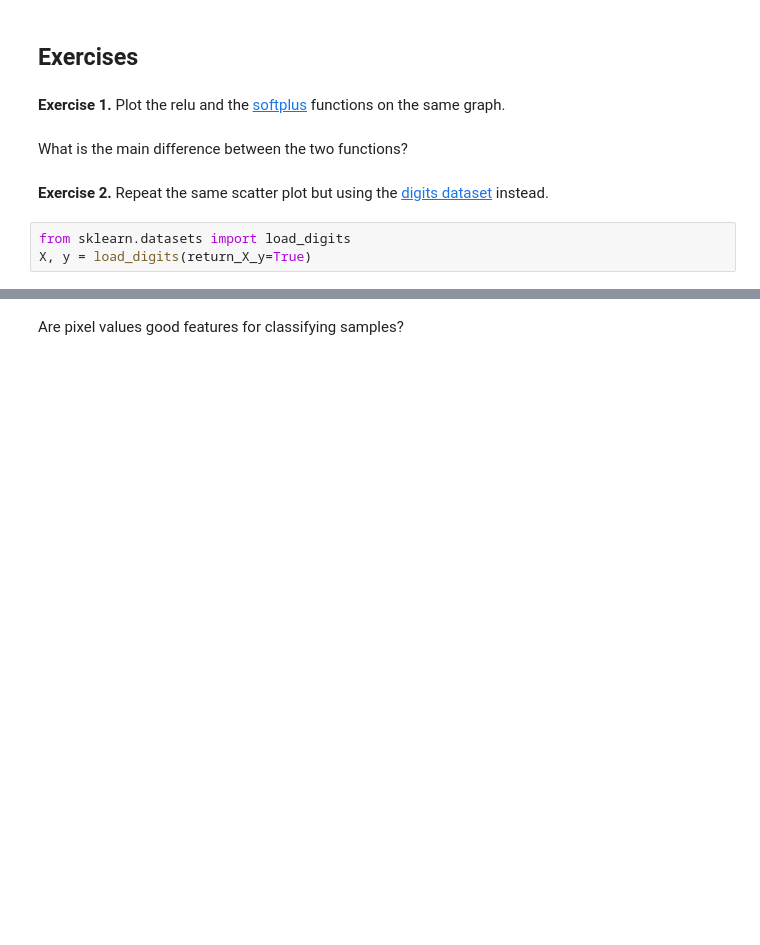
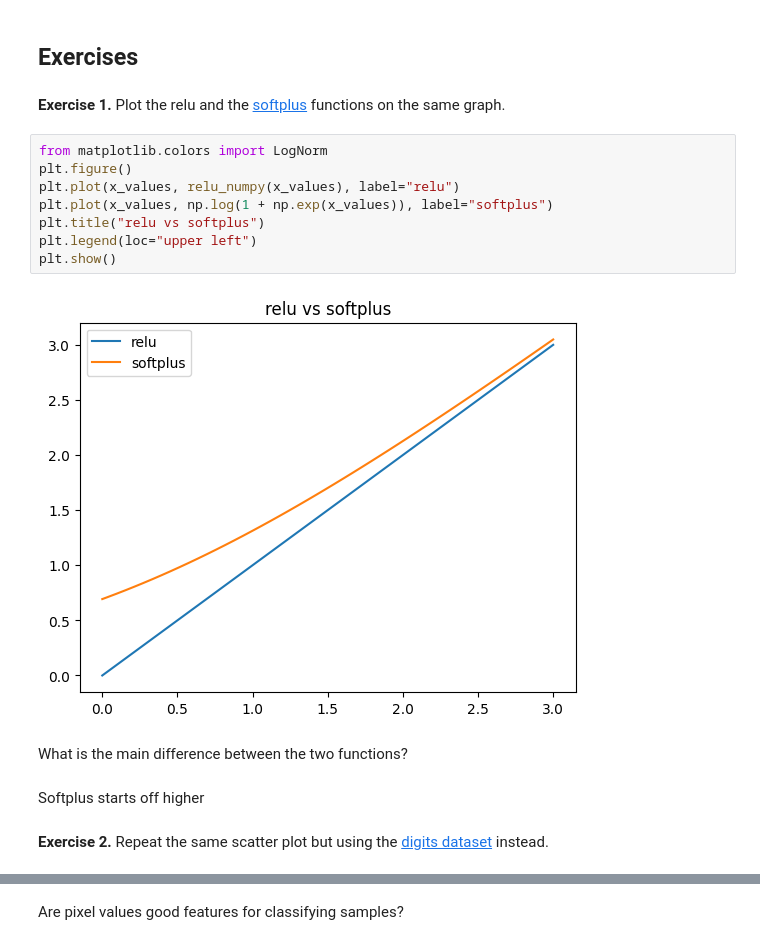
Before and after one commit to krishyb123/Krishyb123.github.io, a Jupyter notebook: notebooks/01_python_basics.ipynb, the cells around one changed output, grey strips where cells are left out. Cells and saved outputs as stored; diff of their text form; blank space fills up the shorter version.

```diff
--- a/notebooks/01_python_basics.ipynb
+++ b/notebooks/01_python_basics.ipynb
@@ -569,10 +569,19 @@ We see that samples belonging to class 0 can be linearly separated from the rest
 ## Exercises
 # %% [markdown]
 **Exercise 1.** Plot the relu and the [softplus](https://en.wikipedia.org/wiki/Rectifier_(neural_networks)#Softplus) functions on the same graph.
+# %%
+from matplotlib.colors import LogNorm
+plt.figure()
+plt.plot(x_values, relu_numpy(x_values), label="relu")
+plt.plot(x_values, np.log(1 + np.exp(x_values)), label="softplus")
+plt.title("relu vs softplus")
+plt.legend(loc="upper left")
+plt.show()
+# %% [output]
+[figure, added]
 # %% [markdown]
 What is the main difference between the two functions?
+# %% [markdown]
+Softplus starts off higher
 # %% [markdown]
 **Exercise 2.** Repeat the same scatter plot but using the [digits dataset](https://scikit-learn.org/stable/modules/generated/sklearn.datasets.load_digits.html) instead.
-# %%
-from sklearn.datasets import load_digits
-X, y = load_digits(return_X_y=True)
```
Also changed, not shown: parts of 1 cell of this notebook.
